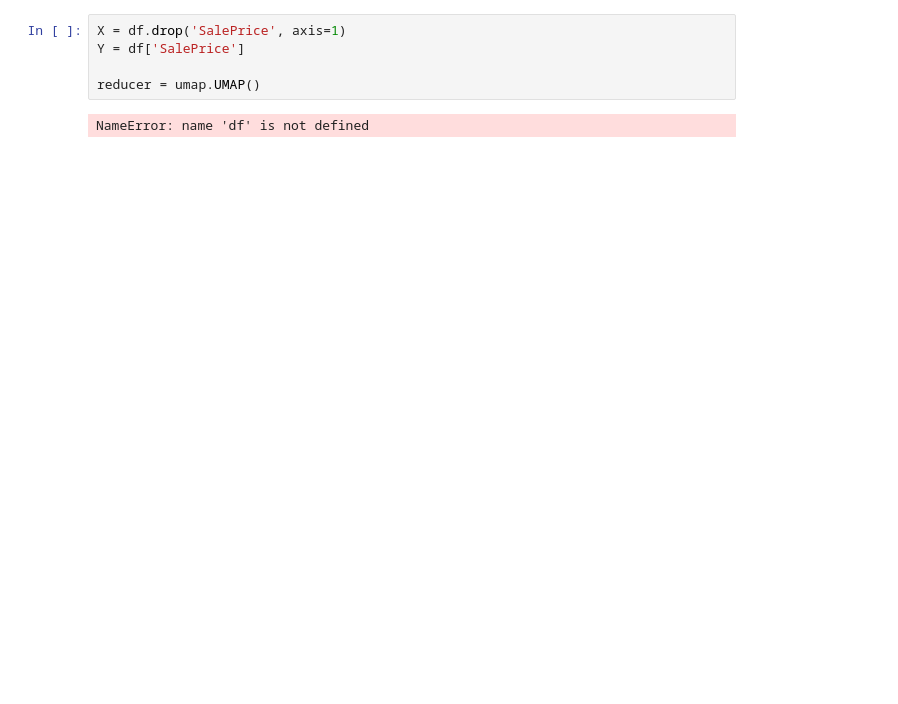
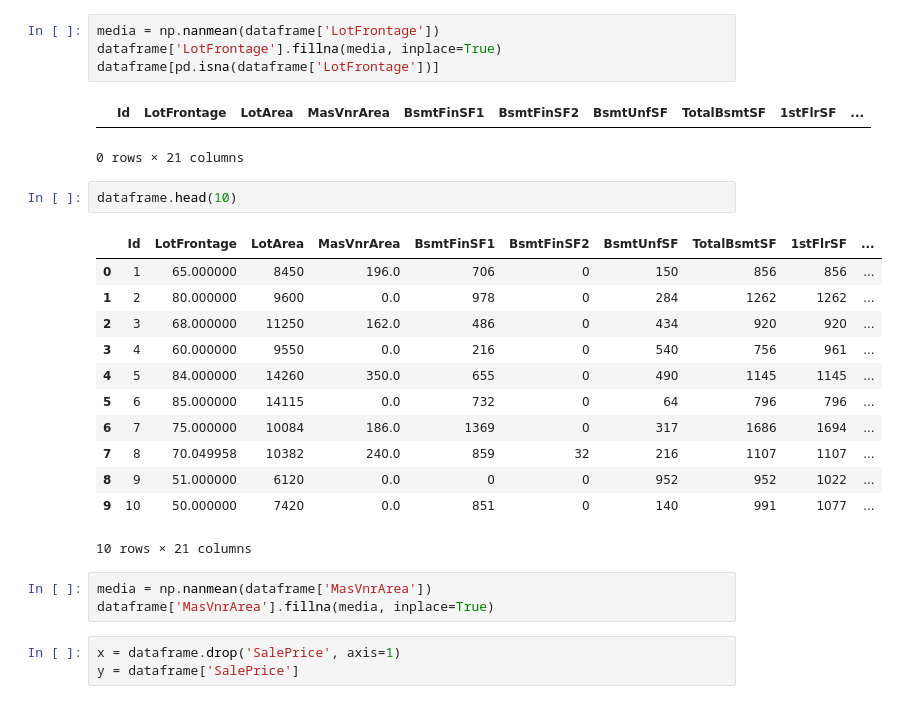
Before and after one commit to beehappyee/awake, a Jupyter notebook: modulo_6/clase_04/M6C4 - Ejercicio.ipynb, the cells around one changed output. Cells and saved outputs as stored; diff of their text form; blank space fills up the shorter version.

```diff
--- a/modulo_6/clase_04/M6C4 - Ejercicio.ipynb
+++ b/modulo_6/clase_04/M6C4 - Ejercicio.ipynb
@@ -6,7 +137,28 @@ df = pd.read_csv("house_price.csv")
+# %%
+media = np.nanmean(dataframe['LotFrontage'])
+dataframe['LotFrontage'].fillna(media, inplace=True)
+dataframe[pd.isna(dataframe['LotFrontage'])]
+# %% [output]
+|  | Id | LotFrontage | LotArea | MasVnrArea | BsmtFinSF1 | BsmtFinSF2 | BsmtUnfSF | TotalBsmtSF | 1stFlrSF | ... |
+0 rows × 21 columns
+# %%
+dataframe.head(10)
+# %% [output]
+|  | Id | LotFrontage | LotArea | MasVnrArea | BsmtFinSF1 | BsmtFinSF2 | BsmtUnfSF | TotalBsmtSF | 1stFlrSF | ... |
+| 0 | 1 | 65.000000 | 8450 | 196.0 | 706 | 0 | 150 | 856 | 856 | ... |
+| 1 | 2 | 80.000000 | 9600 | 0.0 | 978 | 0 | 284 | 1262 | 1262 | ... |
+| 2 | 3 | 68.000000 | 11250 | 162.0 | 486 | 0 | 434 | 920 | 920 | ... |
+| 3 | 4 | 60.000000 | 9550 | 0.0 | 216 | 0 | 540 | 756 | 961 | ... |
+| 4 | 5 | 84.000000 | 14260 | 350.0 | 655 | 0 | 490 | 1145 | 1145 | ... |
+| 5 | 6 | 85.000000 | 14115 | 0.0 | 732 | 0 | 64 | 796 | 796 | ... |
+| 6 | 7 | 75.000000 | 10084 | 186.0 | 1369 | 0 | 317 | 1686 | 1694 | ... |
+| 7 | 8 | 70.049958 | 10382 | 240.0 | 859 | 32 | 216 | 1107 | 1107 | ... |
+| 8 | 9 | 51.000000 | 6120 | 0.0 | 0 | 0 | 952 | 952 | 1022 | ... |
+| 9 | 10 | 50.000000 | 7420 | 0.0 | 851 | 0 | 140 | 991 | 1077 | ... |
+10 rows × 21 columns
+# %%
+media = np.nanmean(dataframe['MasVnrArea'])
+dataframe['MasVnrArea'].fillna(media, inplace=True)
 # %%
-X = df.drop('SalePrice', axis=1)
-Y = df['SalePrice']
-
-reducer = umap.UMAP()
+x = dataframe.drop('SalePrice', axis=1)
+y = dataframe['SalePrice']
-# %% [output]
-NameError: name 'df' is not defined
```
Also changed, not shown: parts of 14 cells of this notebook, 14 other files.
